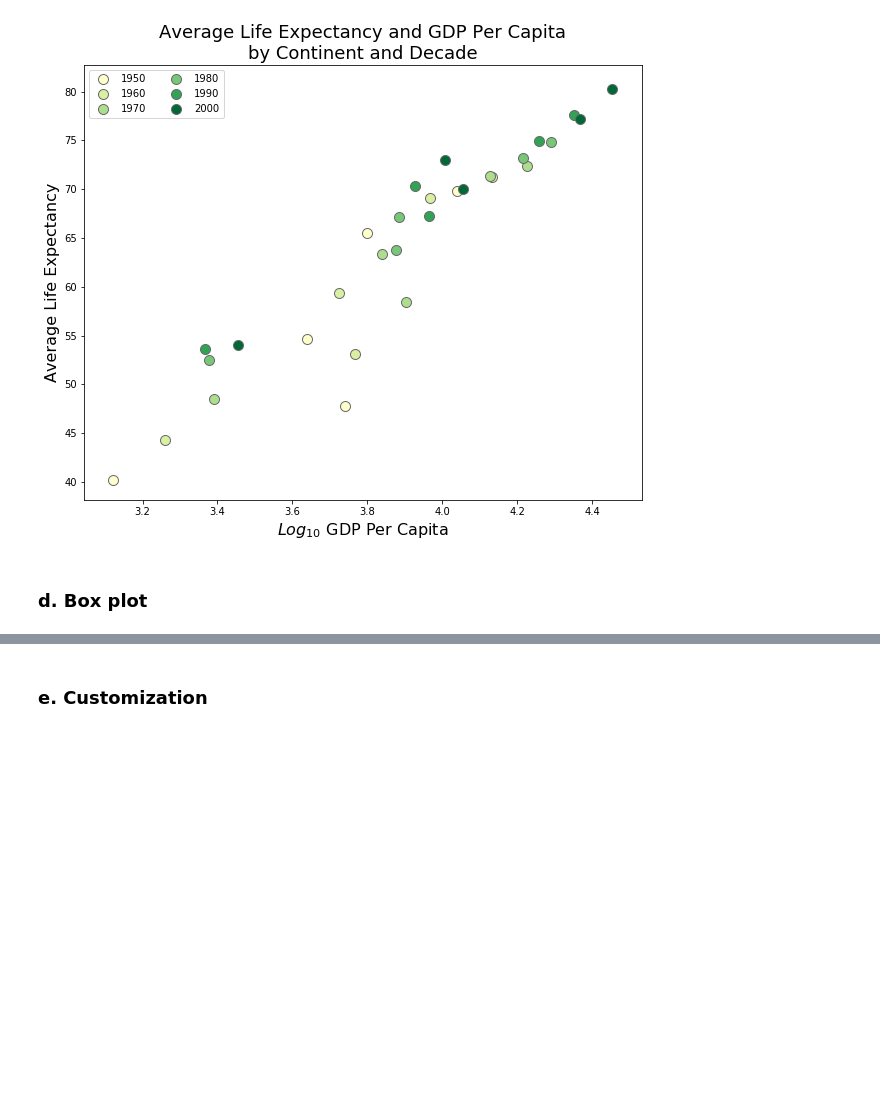
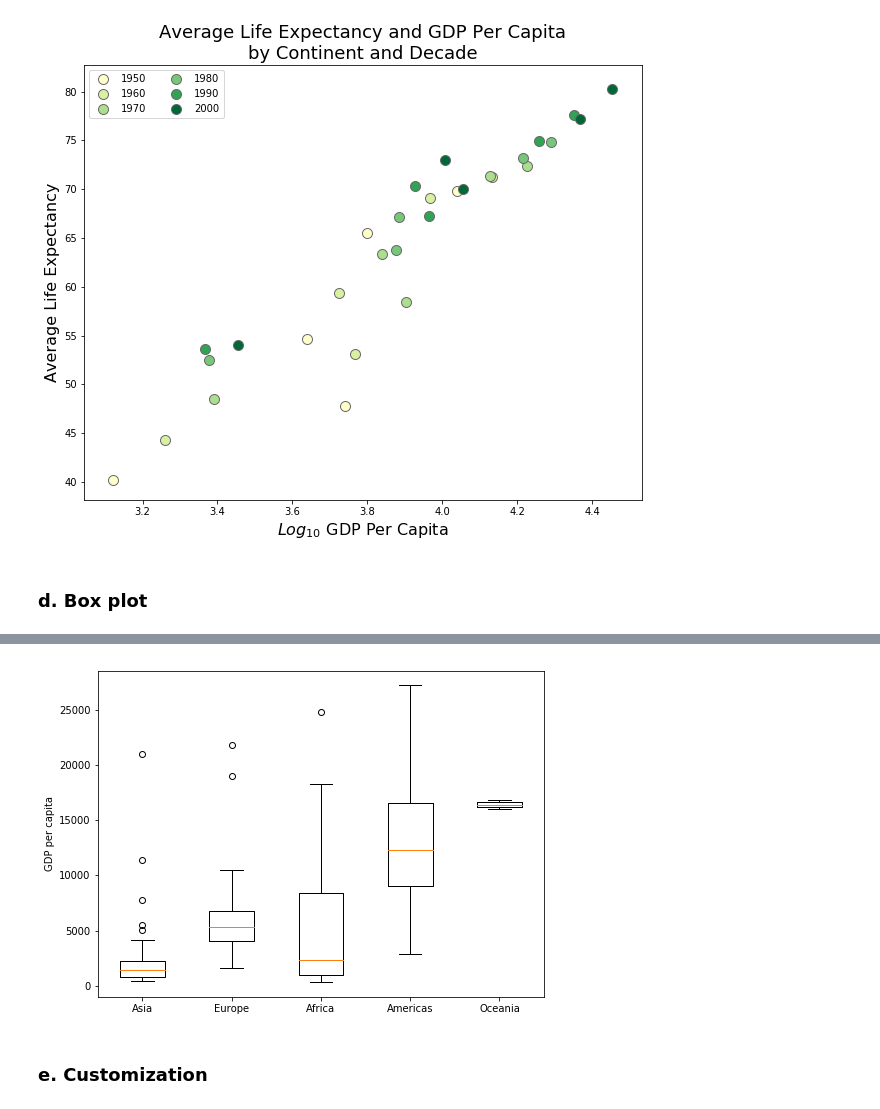
Before and after one commit to tylerhuntington222/journal-club-plotting-demo, a Jupyter notebook: Journal_Club_matplotlib.ipynb, the cells around one changed output, grey strips where cells are left out. Saved outputs shown, nothing was run; the diff lists cells and outputs as text; code cells hidden in the pictures; blank space fills up the shorter version.

```diff
--- a/Journal_Club_matplotlib.ipynb
+++ b/Journal_Club_matplotlib.ipynb
@@ -133,3 +100,13 @@ plt.show()
+# %%
+continent_gdp_1972[2] = continent_gdp_1972[2][continent_gdp_1972[2] < 40000]
+plt.figure(figsize=(8, 6))
+
+plt.boxplot(continent_gdp_1972)
+plt.xticks(np.arange(1, 6), gm1972.continent.unique())
+plt.ylabel('GDP per capita')
+plt.show()
+# %% [output]
+[figure, added]
 # %% [markdown]
 ### e. Customization <a id="section2ae"/>
 # %%
```
Also changed, not shown: parts of 9 cells of this notebook, 1 other file.
